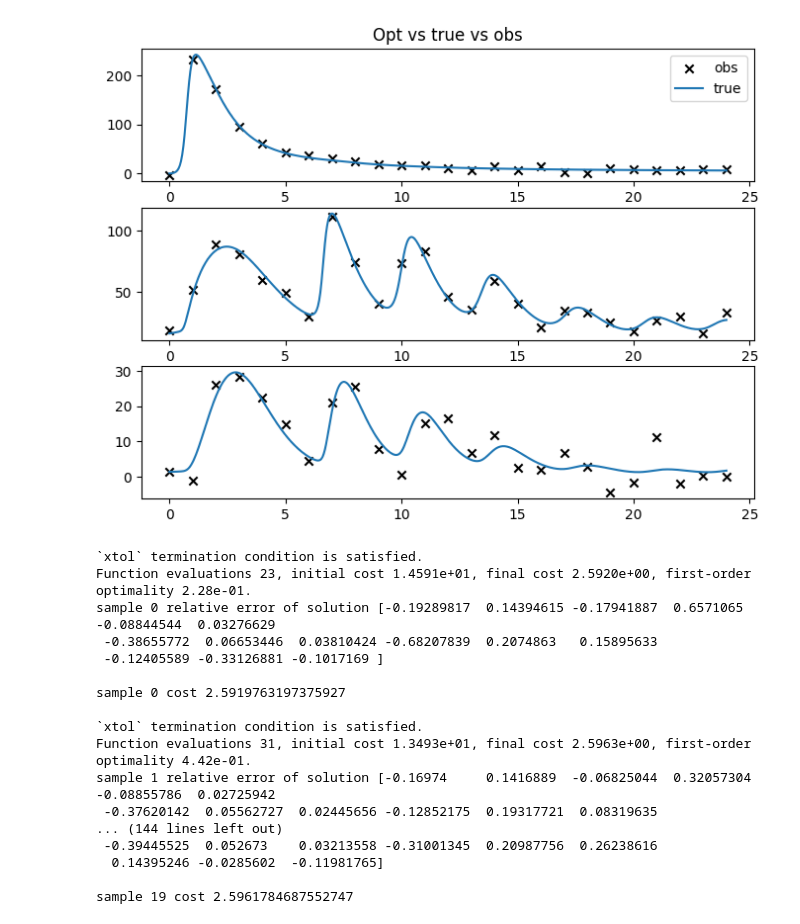
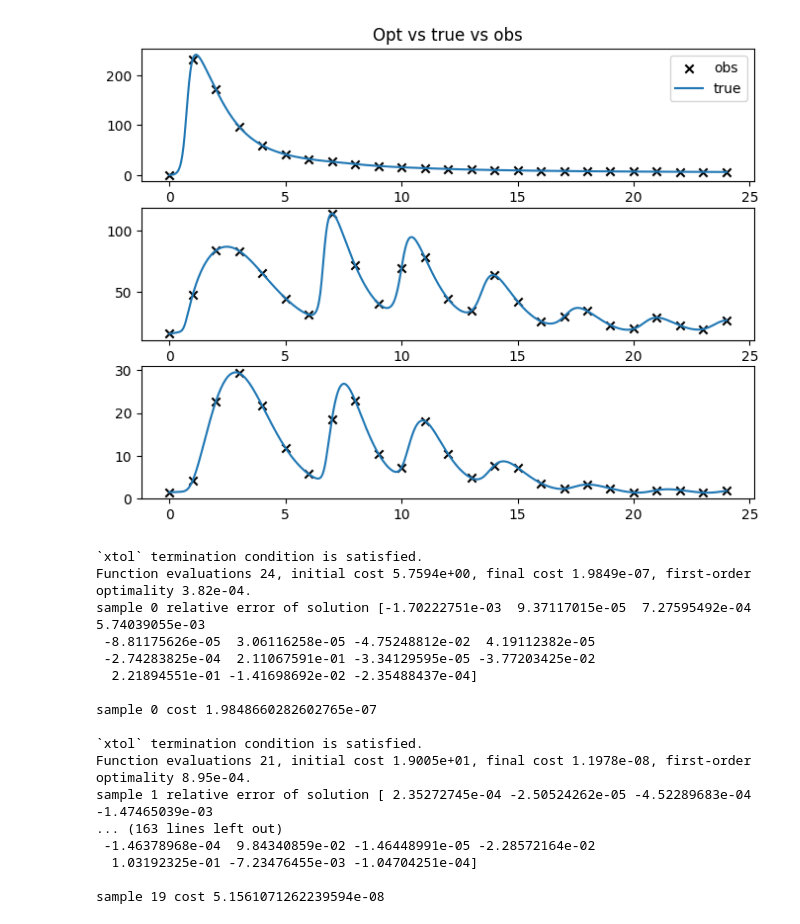
Before and after one commit to aayres22/ITIS_Analysis, a Jupyter notebook: Multistart_OLS.ipynb, the cells around one changed output. Drawn from its saved outputs; the diff is of its cells as text; code cells hidden in the pictures.

```diff
--- a/Multistart_OLS.ipynb
+++ b/Multistart_OLS.ipynb
@@ -62,35 +62,35 @@ dpoints = '1'   # '1' for 25, '2' for 13
 # param_ids = [paramtitles.index(param_sorted[i]) for i in range(len(param_sorted))]
 
 
 if D == '1':
     output_ids = [6,7]
     param_ids = [33, 12, 36, 32, 43, 39, 16, 7, 31, 37, 8, 15, 9, 28, 14]
 elif D == '2':
     output_ids = [3,6,7]
     param_ids = [12, 33, 16, 7, 36, 43, 15, 39, 32, 8, 31, 14, 9, 1, 34]
 elif D == '3':
     output_ids = [3,4,6,7]
     param_ids =[12, 33, 7, 36, 16, 43, 15, 39, 32, 8, 9, 31, 21, 14, 10, 34]
 
 ##use generated sets instead
-with open('syntheticData\\set1_' + D + dpoints + '.pkl', 'rb') as f:
+with open('syntheticData\\TRUE_SOL' + D + dpoints + '.pkl', 'rb') as f:
     results = pickle.load(f)
 y_data = results['y_data'].copy()
 t_data = results['t_data'].copy()
 
 
 plt.figure(figsize = (8,8))
 for i in range(len(output_ids)):
     if i == 1:
         plt.title('Opt vs true vs obs')
         plt.legend()
     plt.subplot(4,1,i+1)
     plt.scatter(t_data,y_data[:,i],marker='x',color='k',label='obs')
     plt.plot(tfinal,true_sol[:,output_ids[i]],label='true')
 
 plt.show()
 # %% [output]
-[figure, old version]
+[figure, new version]
 # %%
 # MJC - make these bounds based on the parameter values
 UB = np.log(np.exp(param_log[param_ids])*10)
@@ -100,7 +100,7 @@ LB =  np.log(np.exp(param_log[param_ids])*0.001)
 ## parameters if we start at multiple locations in parameter space
 
 num_samp  = 20
-param_in  = np.zeros((num_samp,len(param_ids)))
+param_init  = np.zeros((num_samp,len(param_ids)))
 param_opt = np.zeros((num_samp,len(param_ids)))
 param_all = param_log.copy()
 rel_err = np.zeros((num_samp,len(param_ids)))
@@ -109,10 +109,10 @@ opt_cost = np.zeros(num_samp) ##why do we only take a vector for this?
 var = 0.1
 for i in range(num_samp):
 #
-    param_in [i,:]= np.log(np.exp(param_log[param_ids])*np.random.normal(1,var,(1,len(param_ids))).flatten()) ##MESS WITH BOUNDS
+    param_init [i,:]= np.log(np.exp(param_log[param_ids])*np.random.normal(1,var,(1,len(param_ids))).flatten()) ##MESS WITH BOUNDS
 ##SAVE PERTURBATION AMOUNT
 # Now, we set up a minimization problem
-    least_sq_sol = least_squares(OLS_res,param_in[i,:],args=(y_data,t_data,param_ids,output_ids,param_all,IC_2),
+    least_sq_sol = least_squares(OLS_res,param_init[i,:],args=(y_data,t_data,param_ids,output_ids,param_all,IC_2),
                              bounds=(LB,UB),verbose=1,xtol=1e-8,diff_step=1e-4,max_nfev=200)
     param_opt[i,:] = least_sq_sol.x
     rel_err[i,:] = (np.exp(least_sq_sol.x) - np.exp(param_log[param_ids]))/np.exp(param_log[param_ids])
@@ -121,22 +121,22 @@ for i in range(num_samp):
     print(f"sample {i} cost {opt_cost[i]}\n")
 # %% [output]
 `xtol` termination condition is satisfied.
-Function evaluations 23, initial cost 1.4591e+01, final cost 2.5920e+00, first-order optimality 2.28e-01.
-sample 0 relative error of solution [-0.19289817  0.14394615 -0.17941887  0.6571065  -0.08844544  0.03276629
- -0.38655772  0.06653446  0.03810424 -0.68207839  0.2074863   0.15895633
- -0.12405589 -0.33126881 -0.1017169 ]
+Function evaluations 24, initial cost 5.7594e+00, final cost 1.9849e-07, first-order optimality 3.82e-04.
+sample 0 relative error of solution [-1.70222751e-03  9.37117015e-05  7.27595492e-04  5.74039055e-03
+ -8.81175626e-05  3.06116258e-05 -4.75248812e-02  4.19112382e-05
+ -2.74283825e-04  2.11067591e-01 -3.34129595e-05 -3.77203425e-02
+  2.21894551e-01 -1.41698692e-02 -2.35488437e-04]
 
-sample 0 cost 2.5919763197375927
+sample 0 cost 1.9848660282602765e-07
 
 `xtol` termination condition is satisfied.
-Function evaluations 31, initial cost 1.3493e+01, final cost 2.5963e+00, first-order optimality 4.42e-01.
-sample 1 relative error of solution [-0.16974     0.1416889  -0.06825044  0.32057304 -0.08855786  0.02725942
- -0.37620142  0.05562727  0.02445656 -0.12852175  0.19317721  0.08319635
-... (144 lines left out)
- -0.39445525  0.052673    0.03213558 -0.31001345  0.20987756  0.26238616
-  0.14395246 -0.0285602  -0.11981765]
+Function evaluations 21, initial cost 1.9005e+01, final cost 1.1978e-08, first-order optimality 8.95e-04.
+sample 1 relative error of solution [ 2.35272745e-04 -2.50524262e-05 -4.52289683e-04 -1.47465039e-03
+... (163 lines left out)
+ -1.46378968e-04  9.84340859e-02 -1.46448991e-05 -2.28572164e-02
+  1.03192325e-01 -7.23476455e-03 -1.04704251e-04]
 
-sample 19 cost 2.5961784687552747
+sample 19 cost 5.1561071262239594e-08
 # %%
 # Now generate the model outputs and plot the parameters
 opt_solutions = np.zeros((num_samp,len(tfinal),len(output_ids)))
```
Also changed, not shown: parts of 4 cells of this notebook, 12 other files.
